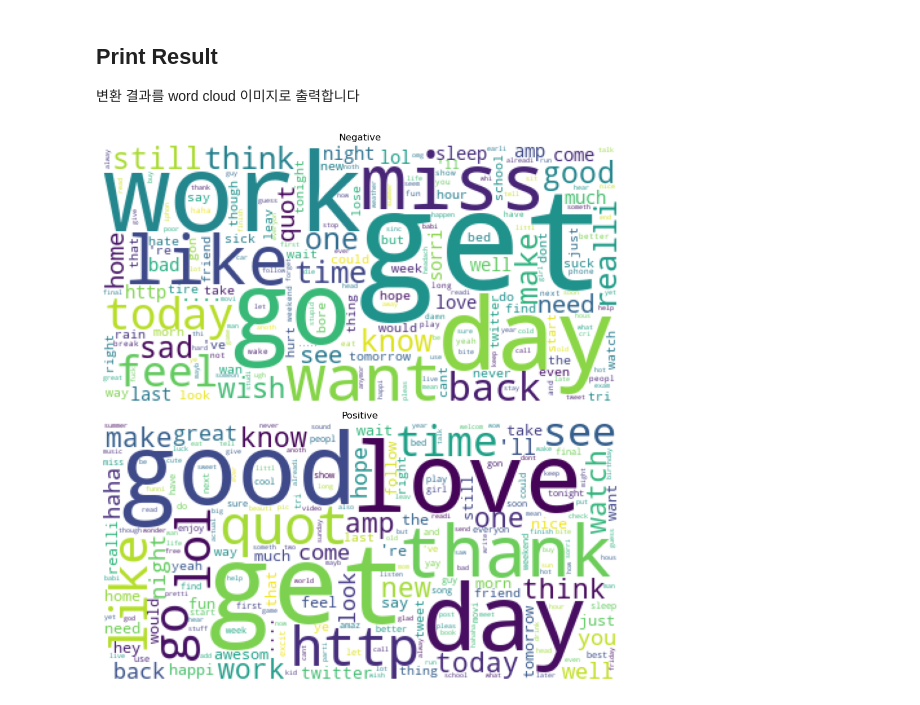
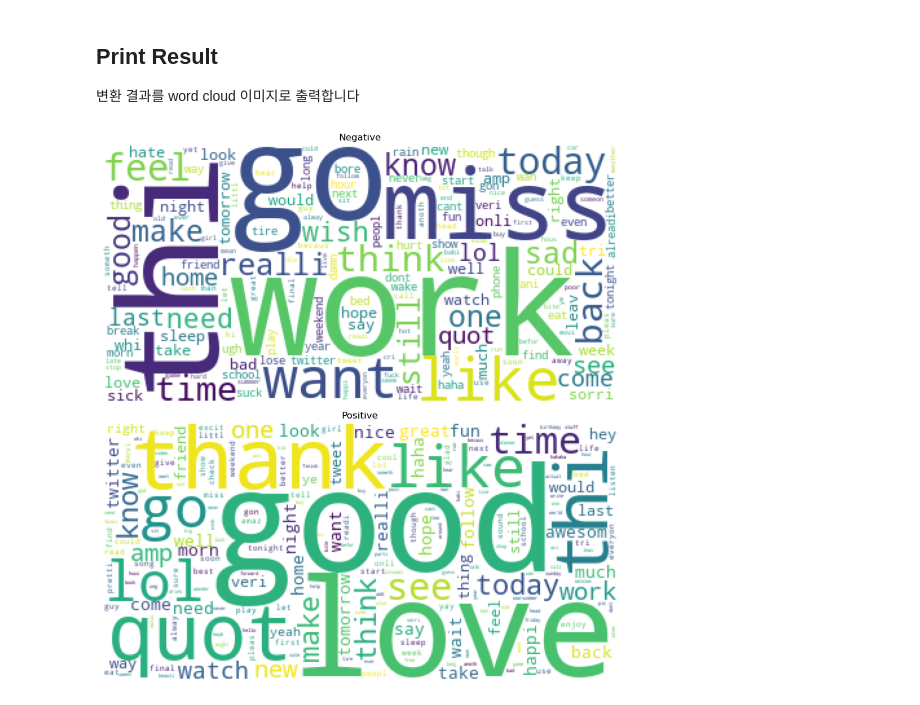
Before and after one commit to tlsdbstjr/DataEngineering, a Jupyter notebook: W2/M5/M5.ipynb, the cells around one changed output. Saved outputs shown, nothing was run; the diff lists cells and outputs as text; code cells hidden in the pictures.

```diff
--- a/W2/M5/M5.ipynb
+++ b/W2/M5/M5.ipynb
@@ -39,7 +39,7 @@ mp.set_start_method('fork', force=True) # setting multi-processing
 def work(data):
     # set tools to transform from sentence to refined word
     stop_words = set(nltk.corpus.stopwords.words('english'))
-    stop_words.update(["..."])
+    stop_words.update(["get", "day", "http"])
     gTokens = []
     lmtzr = nltk.stem.WordNetLemmatizer()
     stemmer = nltk.stem.PorterStemmer()
@@ -48,11 +48,11 @@ def work(data):
     #transform
     for sentence in tqdm.tqdm(data["text"], desc="tokenizing"):
         tokens = [t for t in nltk.word_tokenize(sentence)]
-        tokens = [t for t in tokens if t not in stop_words]
         tokens = [t for t in tokens if len(t) >= 3]
         tokens = [t.lower() for t in tokens]
         tokens = [lmtzr.lemmatize(t, 'v') for t in tokens]
         tokens = [stemmer.stem(t) for t in tokens]
-        [gTokens.append(t) for t in tokens if t != "n't"]
+        tokens = [t for t in tokens if t not in stop_words]
+        [gTokens.append(t) for t in tokens if not "'" in t and not '.' in t]
     return pd.Series(gTokens)
 # %% [markdown]
@@ -94,21 +105,21 @@ if __name__ == "__main__":
 # %%
 wc = WordCloud(background_color="white")
 wc2 = WordCloud(background_color="white")
 
-cloud1 = wc.generate_from_frequencies(pd.Series(res[0].value_counts().head(200))
+cloud1 = wc.generate_from_frequencies(pd.Series(res[0]).value_counts().head(200))
 cloud2 = wc2.generate_from_frequencies(pd.Series(res[1]).value_counts().head(200))
 
-fig, axes = plt.subplots(2, 1, figsize=(10, 10))  # 1행 2열 서브플롯
+fig, axes = plt.subplots(2, 1, figsize=(20, 10))  # 1행 2열 서브플롯
 
 axes[0].imshow(cloud1)
 axes[0].axis('off')
 axes[0].set_title('Negative')
 
 axes[1].imshow(cloud2)
 axes[1].axis('off')
 axes[1].set_title('Positive')
 
 plt.tight_layout()
 plt.show()
 # %% [output]
-[figure, old version]
+[figure, new version]
```
Also changed, not shown: parts of 2 cells of this notebook, 23 other files.
